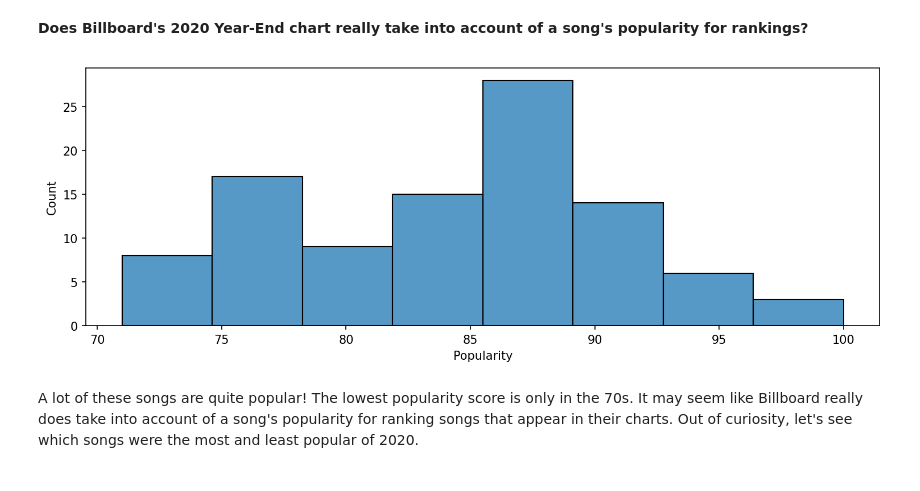
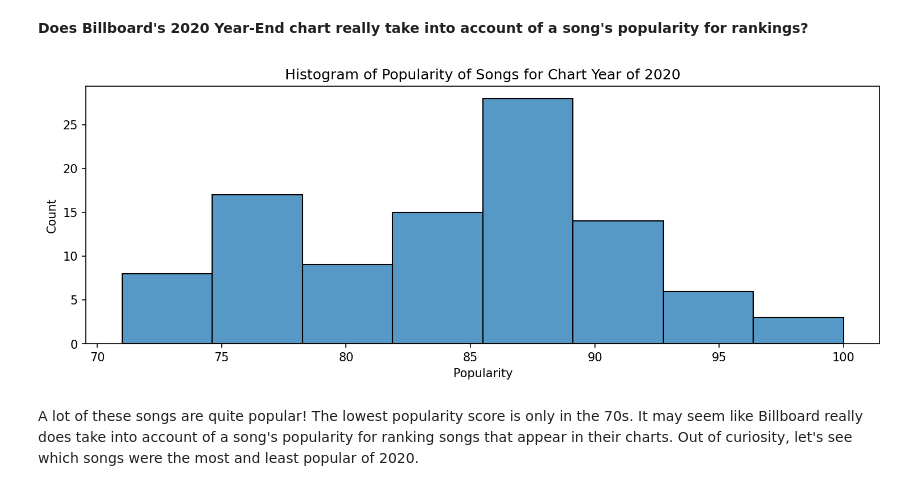
Before and after one commit to Patrick5225/Billboard-Year-End-Top-Songs, a Jupyter notebook: Billboard Year-End Analysis.ipynb, the cells around one changed output. Drawn from its saved outputs; the diff is of its cells as text; code cells hidden in the pictures.

```diff
--- a/Billboard Year-End Analysis.ipynb
+++ b/Billboard Year-End Analysis.ipynb
@@ -270,10 +271,11 @@ Since the data was extracted near 2020, we will focus on exploring the popularit
 # %%
 # Histogram of popularity of songs for chart year 2020
 plt.figure(figsize=(12,4),dpi=150)
+plt.title("Histogram of Popularity of Songs for Chart Year of 2020")
 
 sns.histplot(data = df[df['year'] == 2020], x='Popularity');
 # %% [output]
-[figure, old version]
+[figure, new version]
 # %% [markdown]
 A lot of these songs are quite popular! The lowest popularity score is only in the 70s. It may seem like Billboard really does take into account of a song's popularity for ranking songs that appear in their charts. Out of curiosity, let's see which songs were the most and least popular of 2020.
 # %%
```
Also changed, not shown: parts of 11 cells of this notebook, 3 other files.
